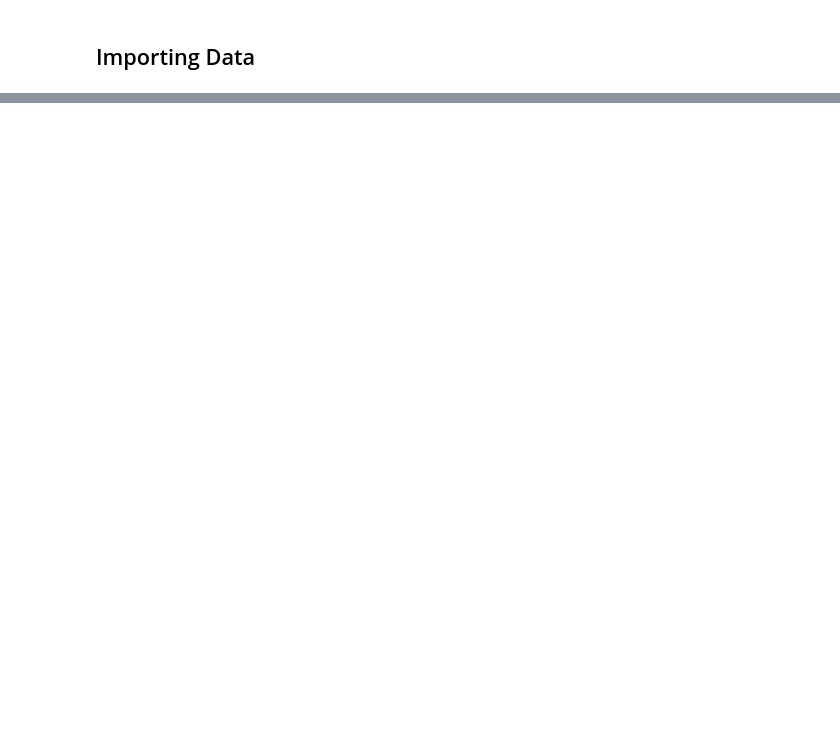
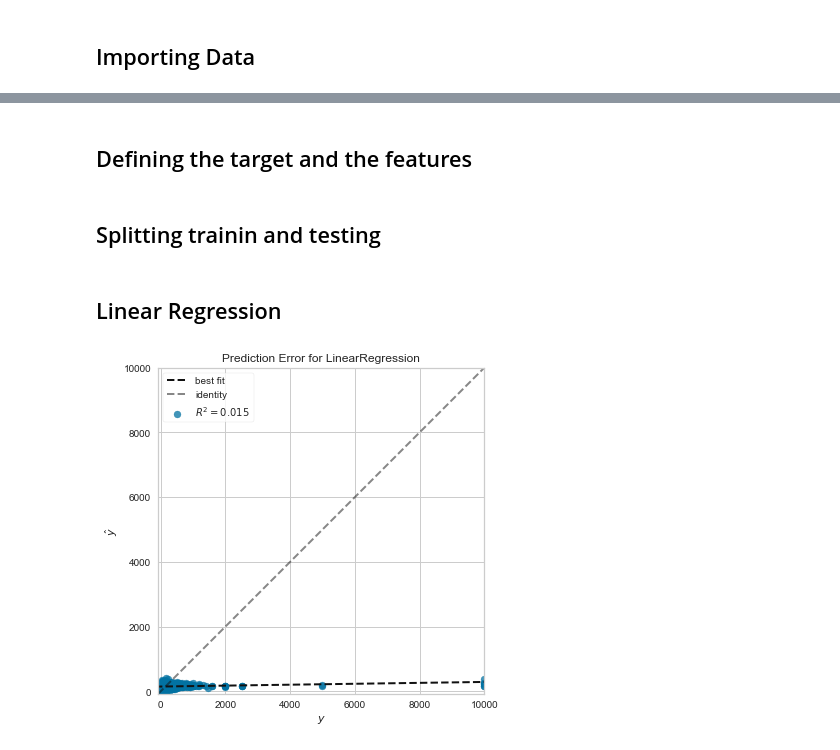
Before and after one commit to dcollaguazo/Airbnb-Price-Prediction, a Jupyter notebook: variable_exploration/dc/reviews_listings.ipynb, the cells around one changed output, grey strips where cells are left out. Cells and saved outputs as stored; diff of their text form; code cells hidden in the pictures; blank space fills up the shorter version.

Commit message:
ratings normalized plus regression

```diff
--- a/variable_exploration/dc/reviews_listings.ipynb
+++ b/variable_exploration/dc/reviews_listings.ipynb
@@ -51,0 +248,9 @@ ParserError: Error tokenizing data. C error: Expected 3 fields in line 8, saw 5
+# %%
+# renaming id column
+df_listings.rename(columns={"id": "listing_id"}, inplace=True)
+
+# slicing dataframe to contain price and listing_id
+df_price = df_listings.loc[:,['listing_id','price']]
+
+# formatting price to float values
+df_price.price = [float(sub(r'[^\d.]', '', r['price'])) for i, r in df_listings.iterrows()]
@@ -51,0 +259,32 @@ ParserError: Error tokenizing data. C error: Expected 3 fields in line 8, saw 5
+# %%
+# merging colums wit normalized ratings and the price column
+df_temp = pd.merge(left=dfs, right=df_price, on='listing_id')
+
+# remove null values
+df_temp = df_temp.dropna()
+
+df_temp = df_temp.set_index('listing_id')
+# %% [markdown]
+## Defining the target and the features
+# %%
+# target
+y = df_temp.price
+
+# features
+X = df_temp.loc[:, df_temp.columns != 'price']
+# %% [markdown]
+## Splitting trainin and testing
+# %%
+Xr_train, Xr_test, yr_train, yr_test = tts(X, y, test_size=0.2)
+# %% [markdown]
+## Linear Regression
+# %%
+from sklearn.linear_model import LinearRegression
+
+model = LinearRegression()
+model.fit(Xr_train, yr_train)
+
+_, ax = plt.subplots(figsize=(9,6))
+_ = prediction_error(model, Xr_test, yr_test, is_fitted=True, ax=ax)
+# %% [output]
+[figure, added]
```
Also changed, not shown: parts of 32 cells of this notebook, 5 other files.
